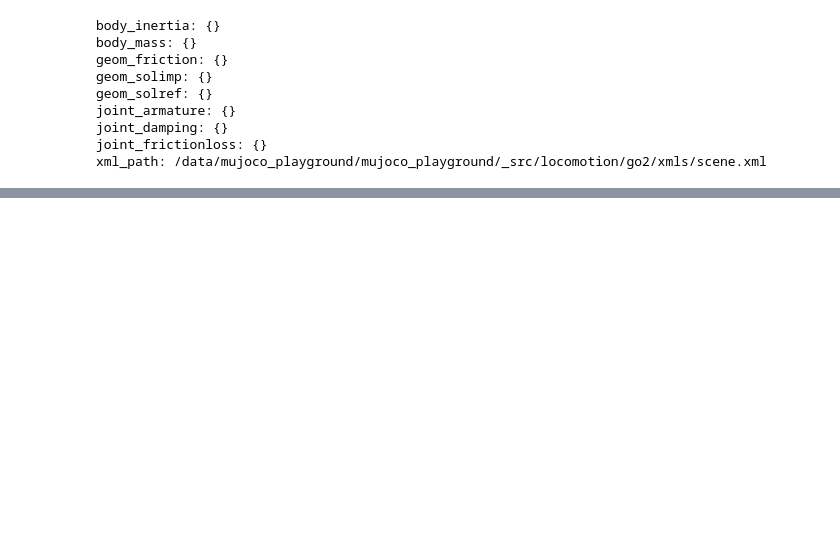
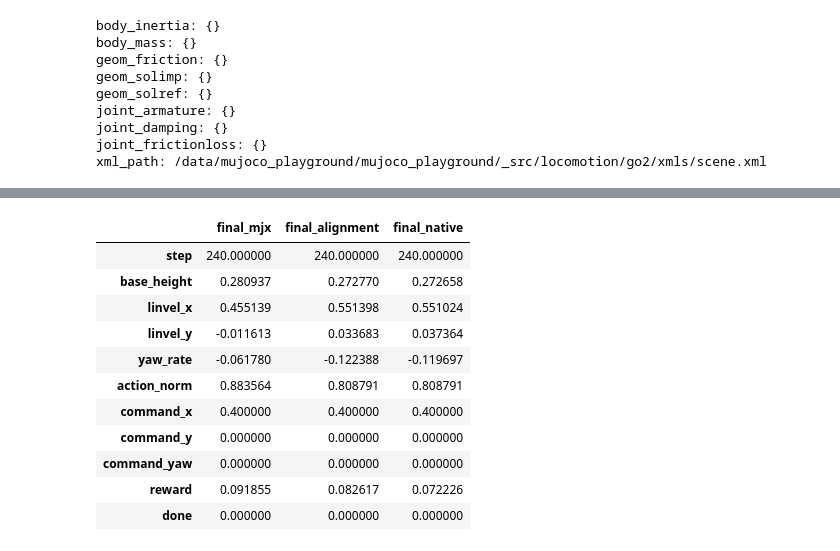
Before and after one commit to MacQWER/mujoco_playground, a Jupyter notebook: mujoco_playground/experimental/learning/real_world_fine_tuning.ipynb, the cells around one changed output, grey strips where cells are left out. Saved outputs shown, nothing was run; the diff lists cells and outputs as text; code cells hidden in the pictures; blank space fills up the shorter version.

```diff
--- a/mujoco_playground/experimental/learning/real_world_fine_tuning.ipynb
+++ b/mujoco_playground/experimental/learning/real_world_fine_tuning.ipynb
@@ -318,0 +298,19 @@ Rollout horizon: 8
+# %%
+pd.DataFrame({
+    "final_mjx": traj_mjx.iloc[-1],
+    "final_alignment": traj_align.iloc[-1],
+    "final_native": traj_native.iloc[-1],
+})
+# %% [output]
+|  | final_mjx | final_alignment | final_native |
+| step | 240.000000 | 240.000000 | 240.000000 |
+| base_height | 0.280937 | 0.272770 | 0.272658 |
+| linvel_x | 0.455139 | 0.551398 | 0.551024 |
+| linvel_y | -0.011613 | 0.033683 | 0.037364 |
+| yaw_rate | -0.061780 | -0.122388 | -0.119697 |
+| action_norm | 0.883564 | 0.808791 | 0.808791 |
+| command_x | 0.400000 | 0.400000 | 0.400000 |
+| command_y | 0.000000 | 0.000000 | 0.000000 |
+| command_yaw | 0.000000 | 0.000000 | 0.000000 |
+| reward | 0.091855 | 0.082617 | 0.072226 |
+| done | 0.000000 | 0.000000 | 0.000000 |
```
Also changed, not shown: parts of 22 cells of this notebook, 7 other files.
